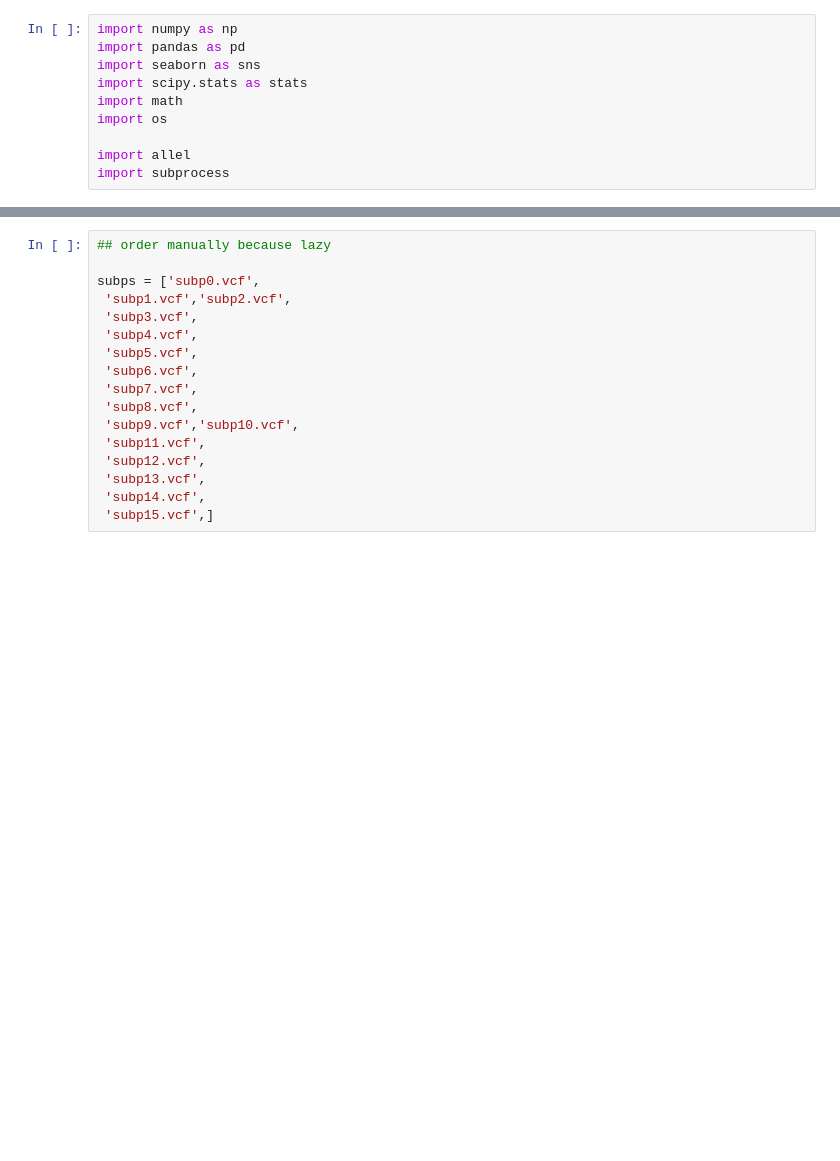
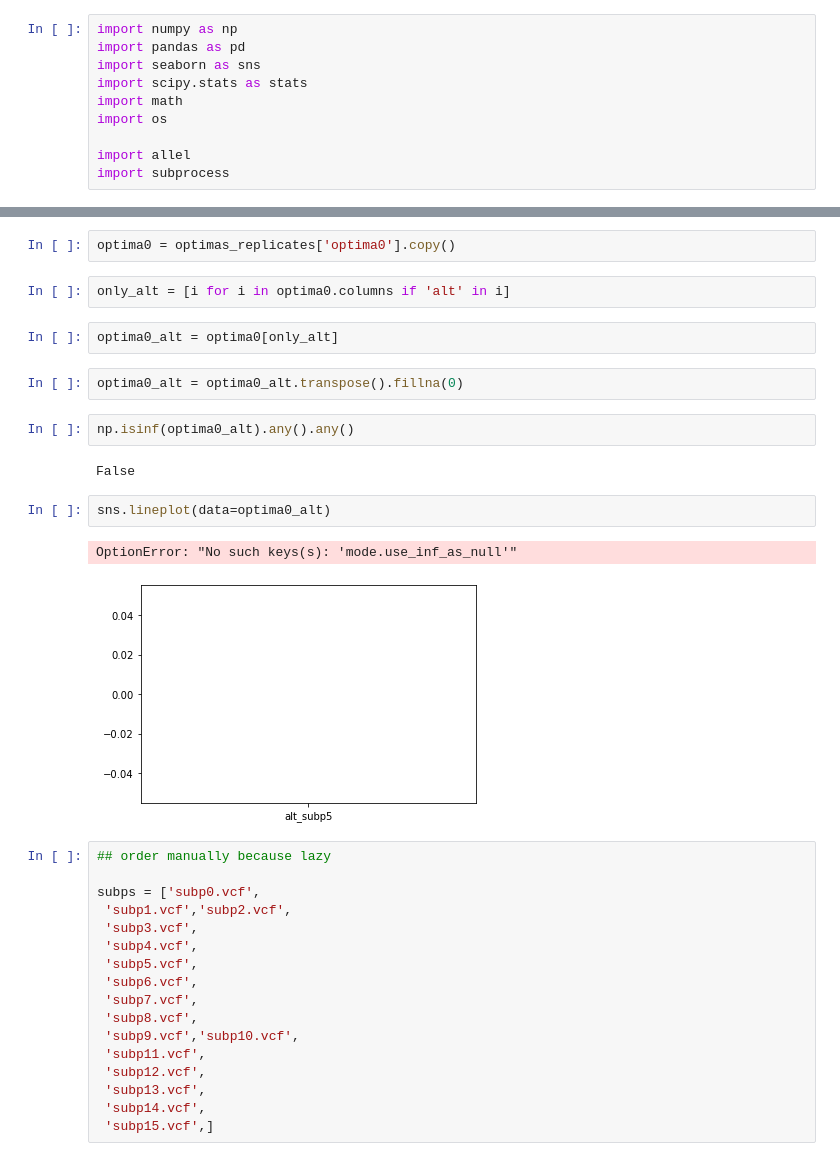
Before and after one commit to Tatianabellagio/slim_grenenet, a Jupyter notebook: allelecounts_fromvcf.ipynb, the cells around one changed output, grey strips where cells are left out. Cells and saved outputs as stored; diff of their text form; blank space fills up the shorter version.

```diff
--- a/allelecounts_fromvcf.ipynb
+++ b/allelecounts_fromvcf.ipynb
@@ -18,3 +34,20 @@ subps = [i for i in subps if '.vcf' in i ]
+# %%
+optima0 = optimas_replicates['optima0'].copy()
+# %%
+only_alt = [i for i in optima0.columns if 'alt' in i]
+# %%
+optima0_alt = optima0[only_alt]
+# %%
+optima0_alt = optima0_alt.transpose().fillna(0)
+# %%
+np.isinf(optima0_alt).any().any()
+# %% [output]
+False
+# %%
+sns.lineplot(data=optima0_alt)
+# %% [output]
+OptionError: "No such keys(s): 'mode.use_inf_as_null'"
+[figure, added]
 # %%
 ## order manually because lazy
 
```
Also changed, not shown: parts of 2 cells of this notebook, 23 other files.
